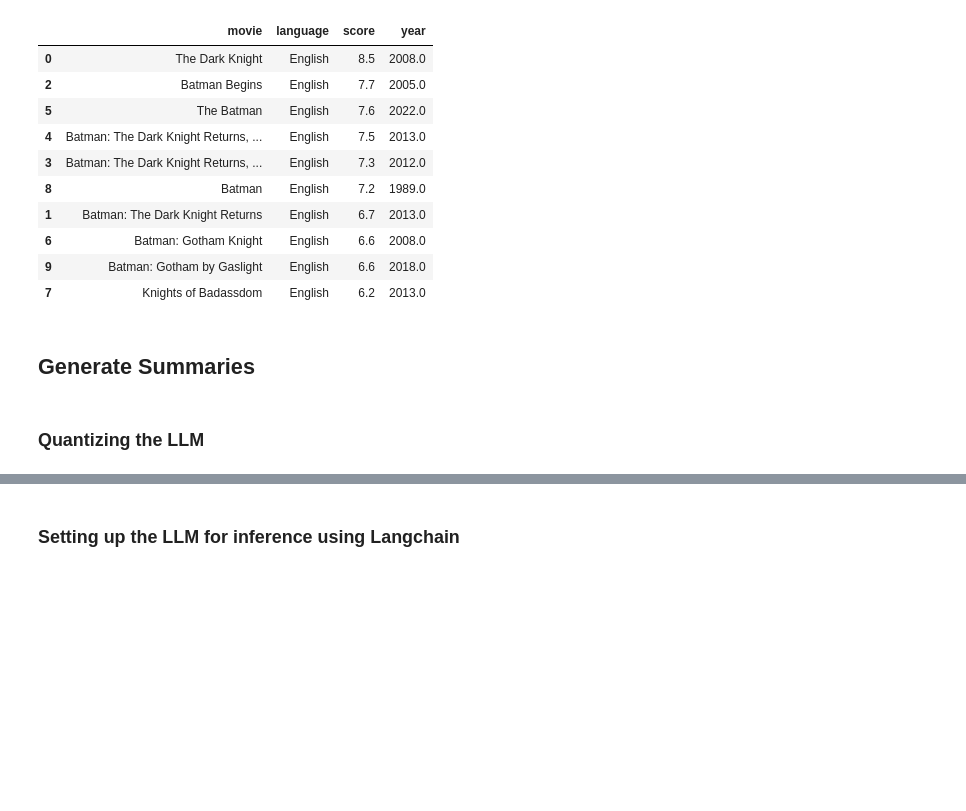
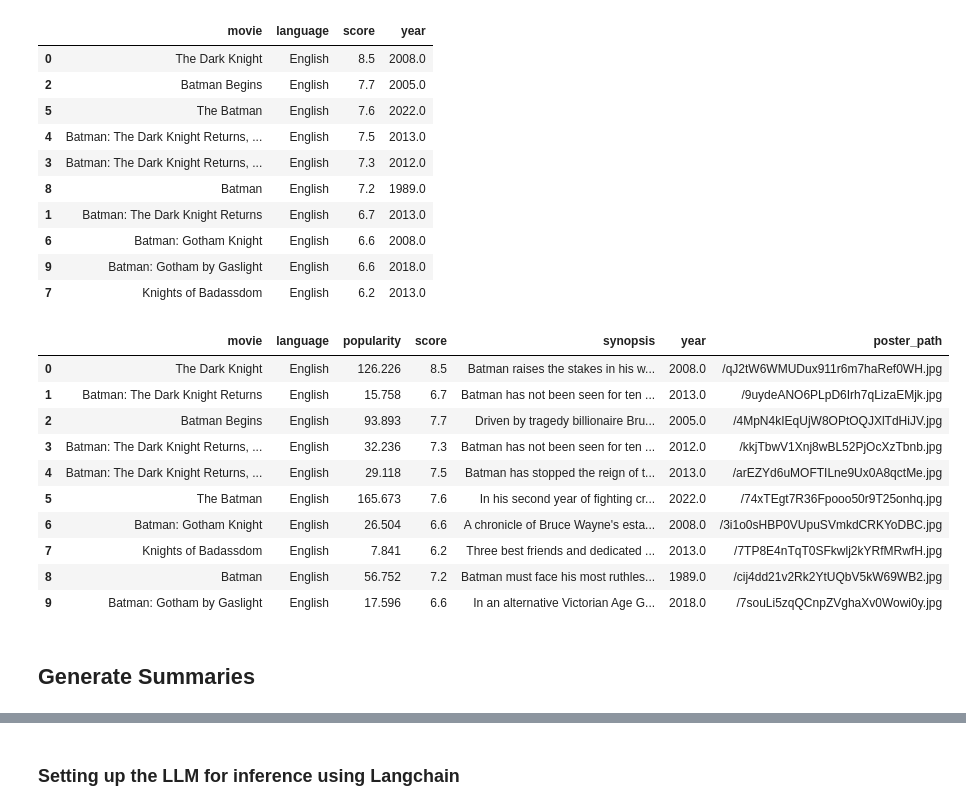
Before and after one commit to VivekaAryan/Movie_recommendation_system, a Jupyter notebook: Movie Recommendation - LangChain + LLM + Weaviate (reload) + Summary.ipynb, the cells around one changed output, grey strips where cells are left out. Cells and saved outputs as stored; diff of their text form; code cells hidden in the pictures; blank space fills up the shorter version.

```diff
--- a/Movie Recommendation - LangChain + LLM + Weaviate (reload) + Summary.ipynb
+++ b/Movie Recommendation - LangChain + LLM + Weaviate (reload) + Summary.ipynb
@@ -11,2 +6,0 @@ df.shape
-# %%
-df.drop(columns=['release_date','vote_average', 'vote_count'], inplace=True)
@@ -71,8 +39,8 @@ import weaviate
 from weaviate.auth import AuthApiKey
 
 client = weaviate.connect_to_weaviate_cloud(
-    cluster_url="",                       # `weaviate_url`: your Weaviate URL
-    auth_credentials=AuthApiKey(""),      # `weaviate_key`: your Weaviate API key
+    cluster_url=WEAVIATE_URL,
+    auth_credentials=AuthApiKey(WEAVIATE_API_KEY),
 )
 # %%
 from langchain_huggingface import HuggingFaceEmbeddings
@@ -93,7 +55,7 @@ Index(['id', 'title', 'genres', 'original_language', 'overview', 'popularity',
 # %%
 vector_db = WeaviateVectorStore(
     client = client,
-    index_name = "LangChain_2adbdf1cd46e49c0ae3561cd1aa07cbe",
+    index_name = WEAVIATE_INDEX_NAME,
     text_key = "text",
     embedding = embeddings
 )
@@ -128,7 +90,8 @@ def get_recommendations(title):
             'popularity': x.metadata['popularity'],
             'score': round(x.metadata['score'],1),
             'synopsis': x.metadata['synopsis'],
-            'year': x.metadata['year']
+            'year': x.metadata['year'],
+            'poster_path': x.metadata['poster_path'],
         }
         top_ten.append(movie_metadata)
 
@@ -151,5 +114,19 @@ similarities
 | 6 | Batman: Gotham Knight | English | 6.6 | 2008.0 |
 | 9 | Batman: Gotham by Gaslight | English | 6.6 | 2018.0 |
 | 7 | Knights of Badassdom | English | 6.2 | 2013.0 |
+# %%
+result_df
+# %% [output]
+|  | movie | language | popularity | score | synopsis | year | poster_path |
+| 0 | The Dark Knight | English | 126.226 | 8.5 | Batman raises the stakes in his w... | 2008.0 | /qJ2tW6WMUDux911r6m7haRef0WH.jpg |
+| 1 | Batman: The Dark Knight Returns | English | 15.758 | 6.7 | Batman has not been seen for ten ... | 2013.0 | /9uydeANO6PLpD6Irh7qLizaEMjk.jpg |
+| 2 | Batman Begins | English | 93.893 | 7.7 | Driven by tragedy billionaire Bru... | 2005.0 | /4MpN4kIEqUjW8OPtOQJXlTdHiJV.jpg |
+| 3 | Batman: The Dark Knight Returns, ... | English | 32.236 | 7.3 | Batman has not been seen for ten ... | 2012.0 | /kkjTbwV1Xnj8wBL52PjOcXzTbnb.jpg |
+| 4 | Batman: The Dark Knight Returns, ... | English | 29.118 | 7.5 | Batman has stopped the reign of t... | 2013.0 | /arEZYd6uMOFTILne9Ux0A8qctMe.jpg |
+| 5 | The Batman | English | 165.673 | 7.6 | In his second year of fighting cr... | 2022.0 | /74xTEgt7R36Fpooo50r9T25onhq.jpg |
+| 6 | Batman: Gotham Knight | English | 26.504 | 6.6 | A chronicle of Bruce Wayne's esta... | 2008.0 | /3i1o0sHBP0VUpuSVmkdCRKYoDBC.jpg |
+| 7 | Knights of Badassdom | English | 7.841 | 6.2 | Three best friends and dedicated ... | 2013.0 | /7TP8E4nTqT0SFkwlj2kYRfMRwfH.jpg |
+| 8 | Batman | English | 56.752 | 7.2 | Batman must face his most ruthles... | 1989.0 | /cij4dd21v2Rk2YtUQbV5kW69WB2.jpg |
+| 9 | Batman: Gotham by Gaslight | English | 17.596 | 6.6 | In an alternative Victorian Age G... | 2018.0 | /7souLi5zqQCnpZVghaXv0Wowi0y.jpg |
 # %% [markdown]
 ## Generate Summaries
@@ -172,4 +144,2 @@ from transformers import (
     pipeline,
 )
-# %% [markdown]
-### Quantizing the LLM
```
Also changed, not shown: parts of 19 cells of this notebook, 15 other files.
